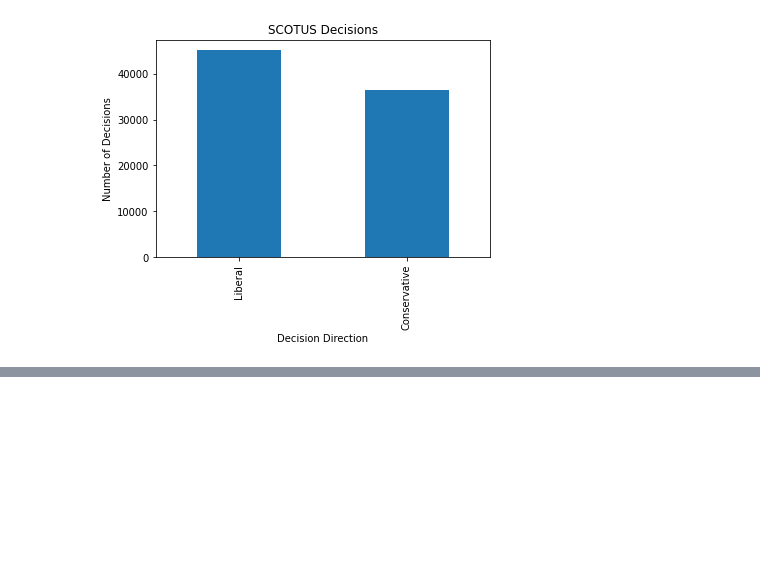
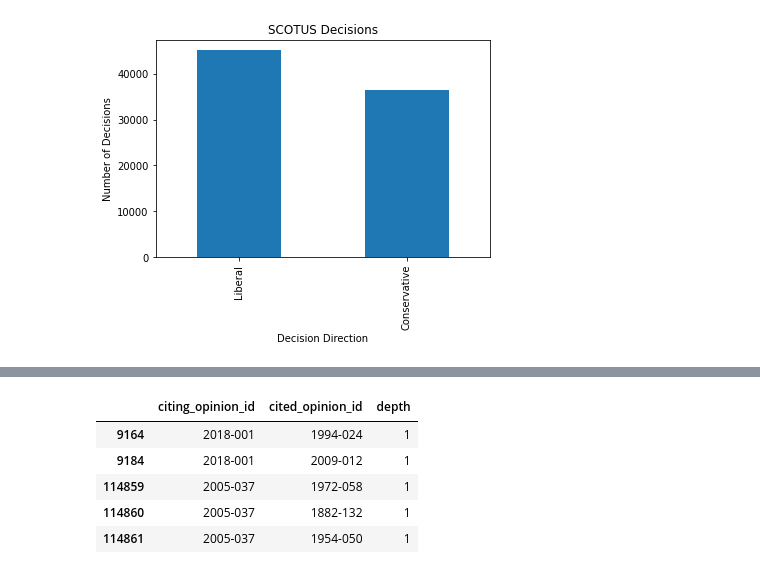
Before and after one commit to parkererickson/csci5525-final-project, a Jupyter notebook: citation-graph/scdb_eda.ipynb, the cells around one changed output, grey strips where cells are left out. Cells and saved outputs as stored; diff of their text form; code cells hidden in the pictures; blank space fills up the shorter version.

```diff
--- a/citation-graph/scdb_eda.ipynb
+++ b/citation-graph/scdb_eda.ipynb
@@ -122,0 +205,9 @@ df["directionLabel"].value_counts().plot(kind="bar", title="SCOTUS Decisions", x
+# %%
+scdb_id_citations.head()
+# %% [output]
+|  | citing_opinion_id | cited_opinion_id | depth |
+| 9164 | 2018-001 | 1994-024 | 1 |
+| 9184 | 2018-001 | 2009-012 | 1 |
+| 114859 | 2005-037 | 1972-058 | 1 |
+| 114860 | 2005-037 | 1882-132 | 1 |
+| 114861 | 2005-037 | 1954-050 | 1 |
```
Also changed, not shown: parts of 16 cells of this notebook, 7 other files.
